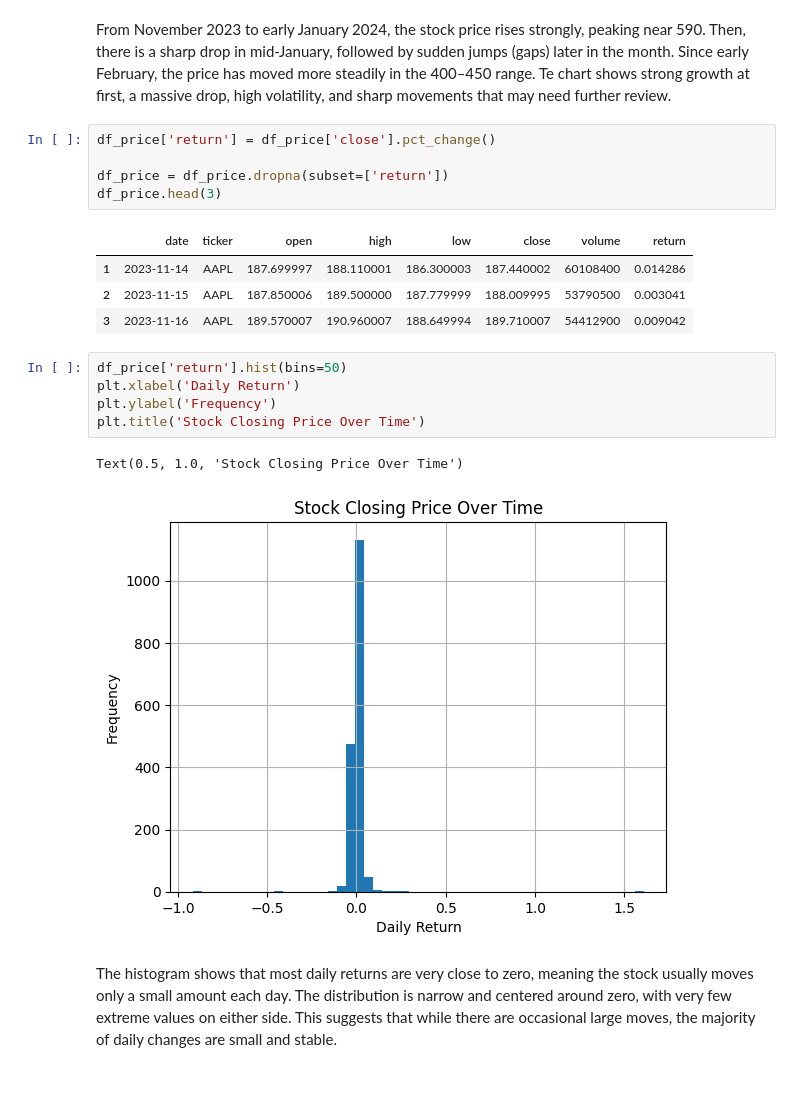
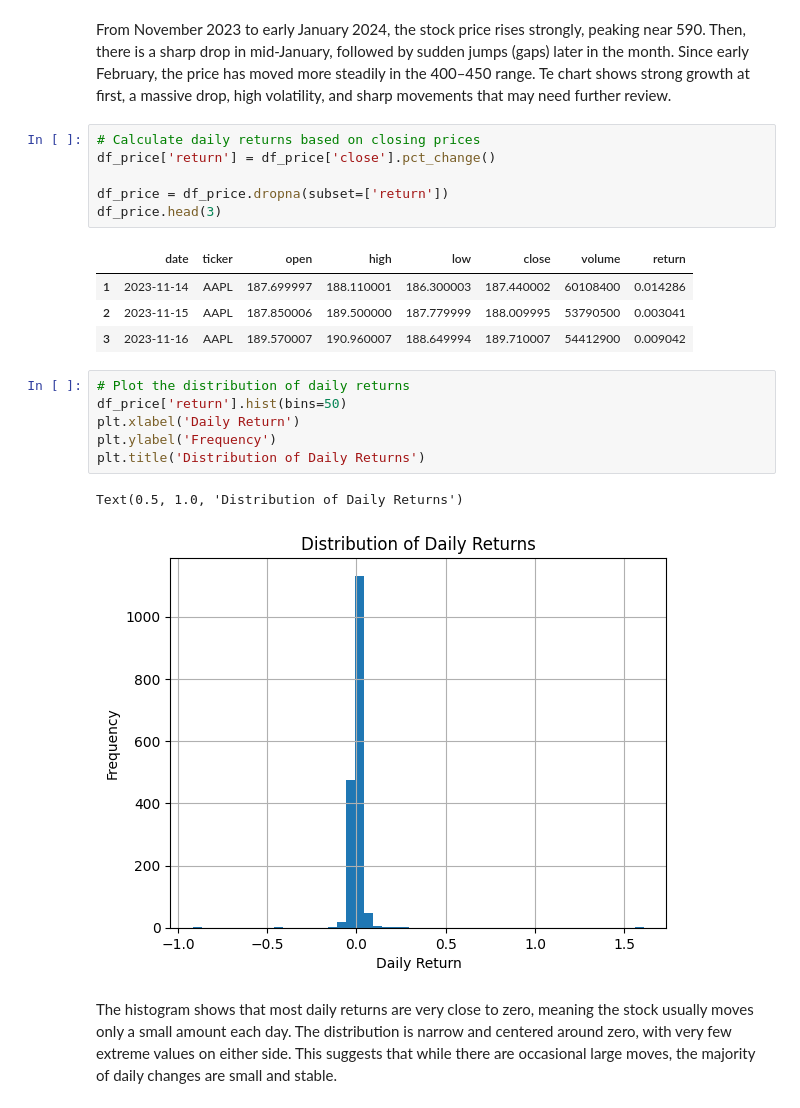
Before and after one commit to danielAcl9/StockPredictor, a Jupyter notebook: main.ipynb, the cells around one changed output. Saved outputs shown, nothing was run; the diff lists cells and outputs as text.

```diff
--- a/main.ipynb
+++ b/main.ipynb
@@ -79,6 +90,7 @@ Text(0.5, 1.0, 'Stock Closing Price Over Time')
 # %% [markdown]
 From November 2023 to early January 2024, the stock price rises strongly, peaking near 590. Then, there is a sharp drop in mid-January, followed by sudden jumps (gaps) later in the month. Since early February, the price has moved more steadily in the 400–450 range. Te chart shows strong growth at first, a massive drop, high volatility, and sharp movements that may need further review.
 # %%
+# Calculate daily returns based on closing prices
 df_price['return'] = df_price['close'].pct_change()
 
 df_price = df_price.dropna(subset=['return'])
@@ -89,13 +101,14 @@ df_price.head(3)
 | 2 | 2023-11-15 | AAPL | 187.850006 | 189.500000 | 187.779999 | 188.009995 | 53790500 | 0.003041 |
 | 3 | 2023-11-16 | AAPL | 189.570007 | 190.960007 | 188.649994 | 189.710007 | 54412900 | 0.009042 |
 # %%
+# Plot the distribution of daily returns
 df_price['return'].hist(bins=50)
 plt.xlabel('Daily Return')
 plt.ylabel('Frequency')
-plt.title('Stock Closing Price Over Time')
+plt.title('Distribution of Daily Returns')
 # %% [output]
-Text(0.5, 1.0, 'Stock Closing Price Over Time')
+Text(0.5, 1.0, 'Distribution of Daily Returns')
-[figure, old version]
+[figure, new version]
 # %% [markdown]
 The histogram shows that most daily returns are very close to zero, meaning the stock usually moves only a small amount each day. The distribution is narrow and centered around zero, with very few extreme values on either side. This suggests that while there are occasional large moves, the majority of daily changes are small and stable.
 # %% [markdown]
```
Also changed, not shown: parts of 17 cells of this notebook.
